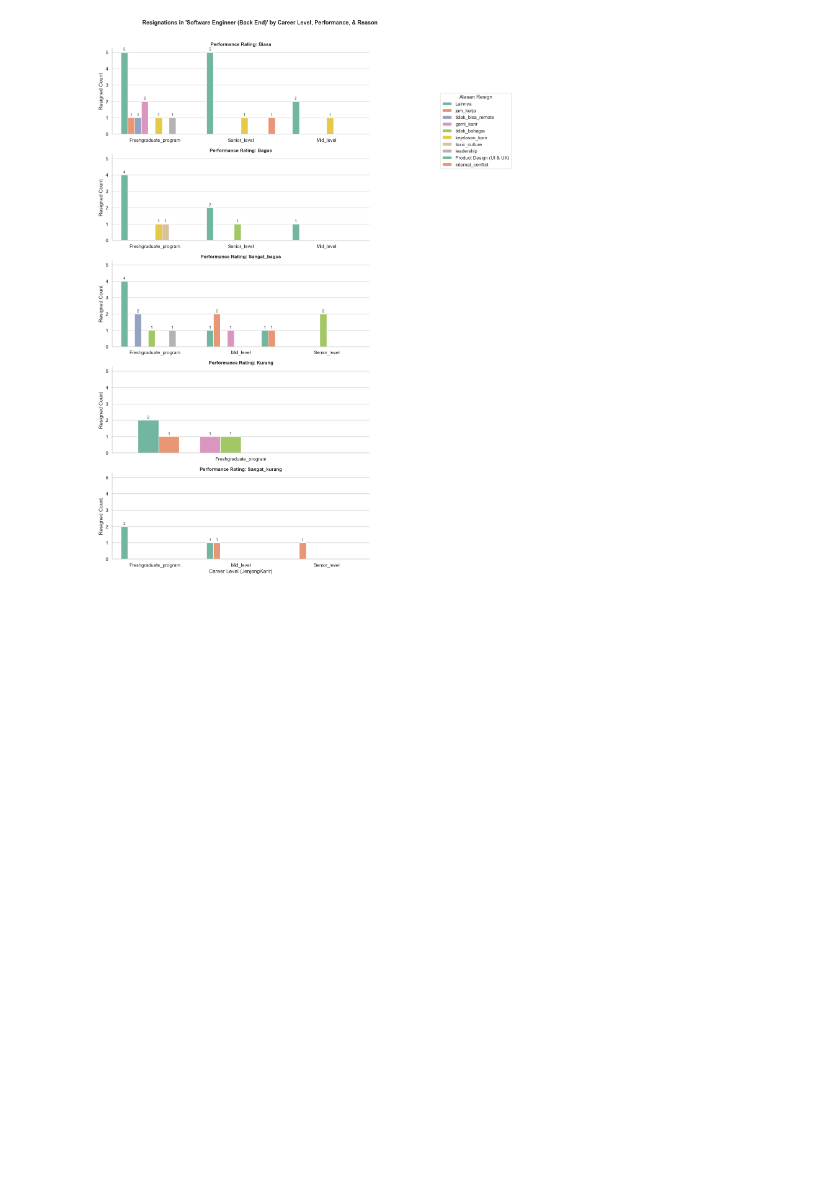
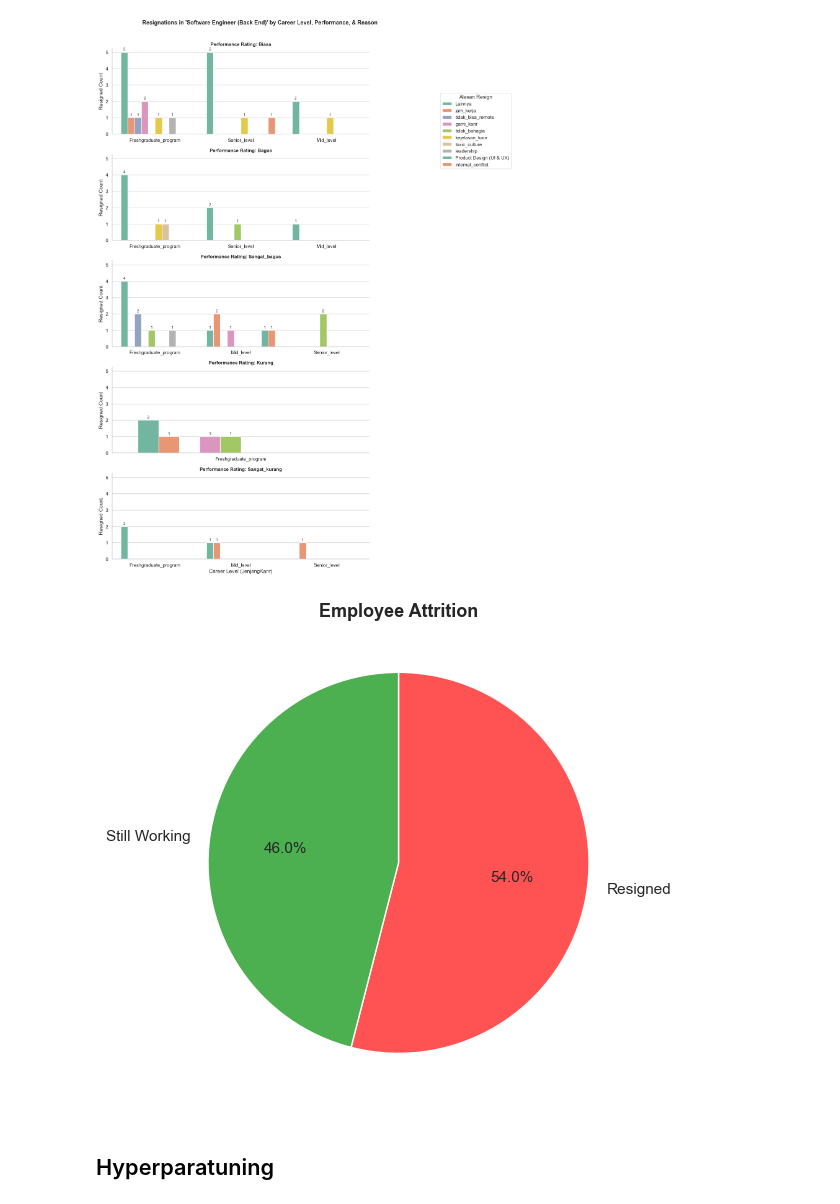
Before and after one commit to raqiwardhana/rakamin02, a Jupyter notebook: Retention_Predict/retention.ipynb, the cells around one changed output. Cells and saved outputs as stored; diff of their text form; code cells hidden in the pictures; blank space fills up the shorter version.

```diff
--- a/Retention_Predict/retention.ipynb
+++ b/Retention_Predict/retention.ipynb
@@ -648,0 +904,3 @@ plt.show()
+# %%
+df02 = df01.drop(columns=["LamaBekerja(Hari)"])
+df02.info()
@@ -648,0 +946,3 @@ plt.show()
+# %%
+df02["JumlahKeikutsertaanProjek"] = df02["JumlahKeikutsertaanProjek"].fillna(0)
+df02.info()
@@ -874,3 +1433,30 @@ plt.subplots_adjust(right=0.82)
 plt.show()
 # %% [output]
 [figure]
+# %%
+resign_counts = df02["Resign"].value_counts().sort_values(ascending=False)
+
+label_map = {0: "Still Working", 1: "Resigned"}
+labels = [label_map[x] for x in resign_counts.index]
+
+color_map = {0: "#4CAF50", 1: "#FF5252"}
+colors = [color_map[x] for x in resign_counts.index]
+
+plt.figure(figsize=(6, 6))
+plt.pie(
+    resign_counts,
+    labels=labels,
+    autopct="%1.1f%%",
+    startangle=90,
+    counterclock=False,
+    colors=colors,
+    textprops={'fontsize': 11}
+)
+
+plt.title("Employee Attrition", fontsize=13, fontweight="bold")
+plt.tight_layout()
+plt.show()
+# %% [output]
+[figure, added]
+# %% [markdown]
+## Hyperparatuning
```
Also changed, not shown: parts of 60 cells of this notebook.
